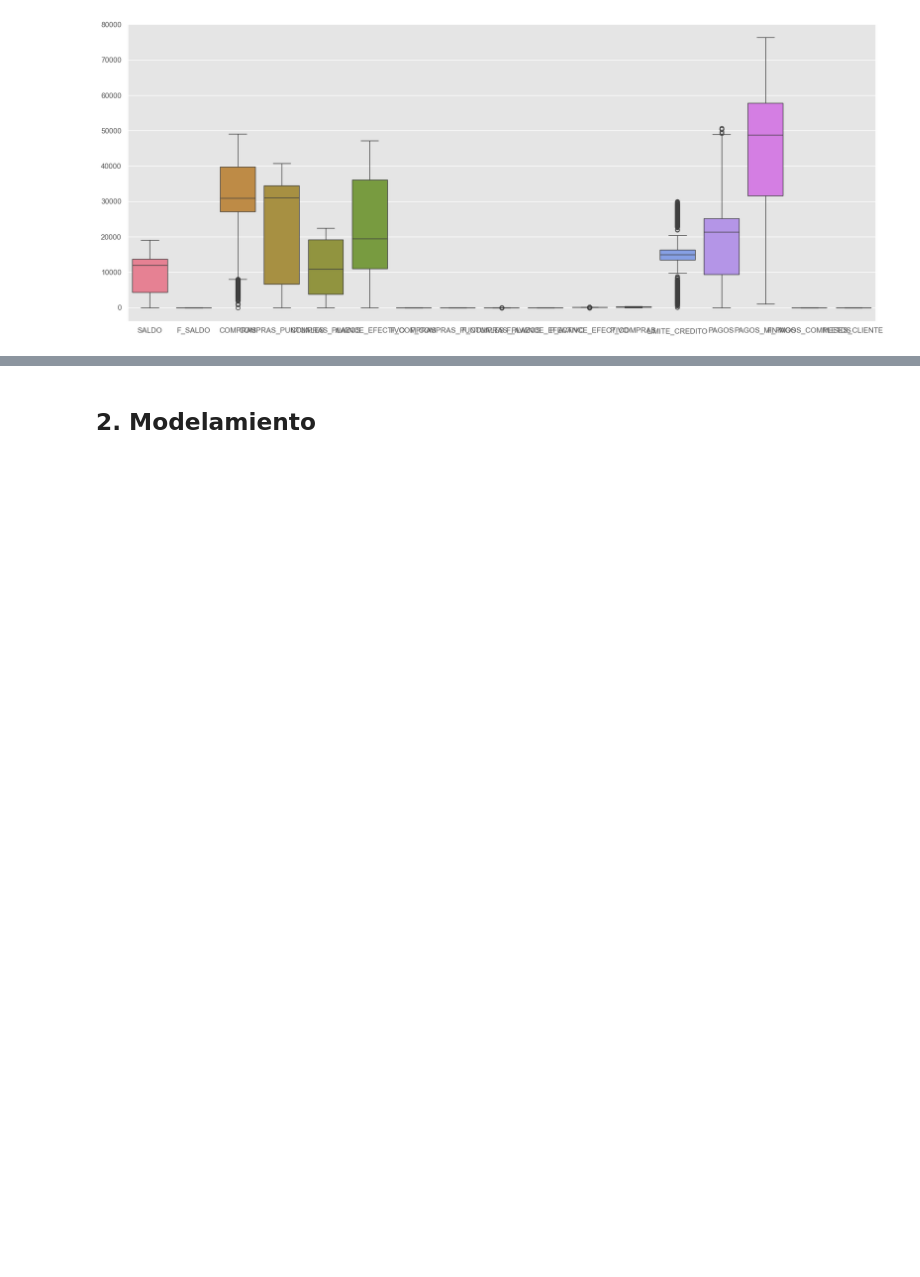
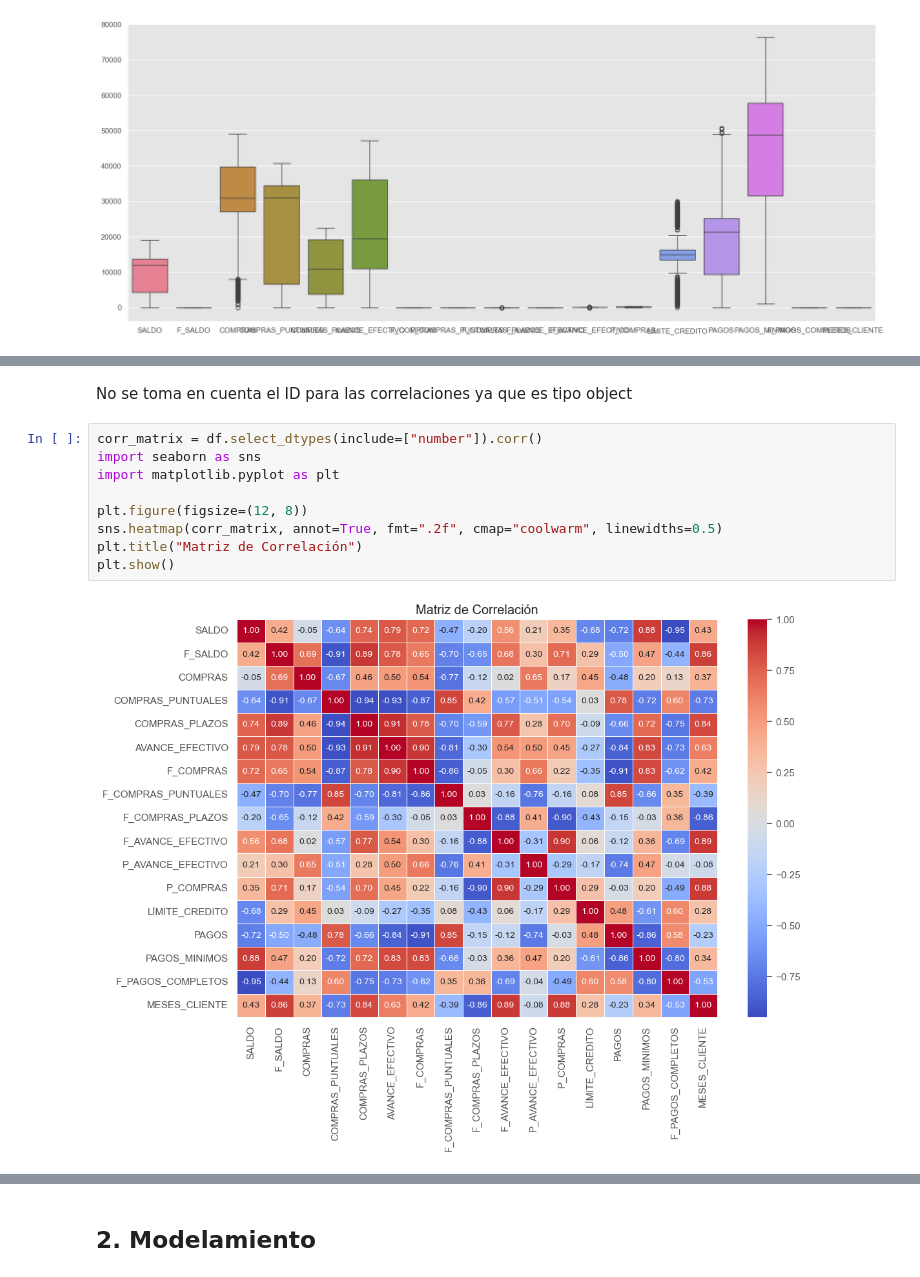
Before and after one commit to iStork1/Laboratorio-2-BI, a Jupyter notebook: Laboratorio2.ipynb, the cells around one changed output, grey strips where cells are left out. Saved outputs shown, nothing was run; the diff lists cells and outputs as text; blank space fills up the shorter version.

Commit message:
Análisis correlaciones

```diff
--- a/Laboratorio2.ipynb
+++ b/Laboratorio2.ipynb
@@ -87,0 +126,13 @@ ax = sns.boxplot(data=df, orient="v")
+# %% [markdown]
+No se toma en cuenta el ID para las correlaciones ya que es tipo object
+# %%
+corr_matrix = df.select_dtypes(include=["number"]).corr()
+import seaborn as sns
+import matplotlib.pyplot as plt
+
+plt.figure(figsize=(12, 8))
+sns.heatmap(corr_matrix, annot=True, fmt=".2f", cmap="coolwarm", linewidths=0.5)
+plt.title("Matriz de Correlación")
+plt.show()
+# %% [output]
+[figure, added]
```
Also changed, not shown: parts of 13 cells of this notebook.
